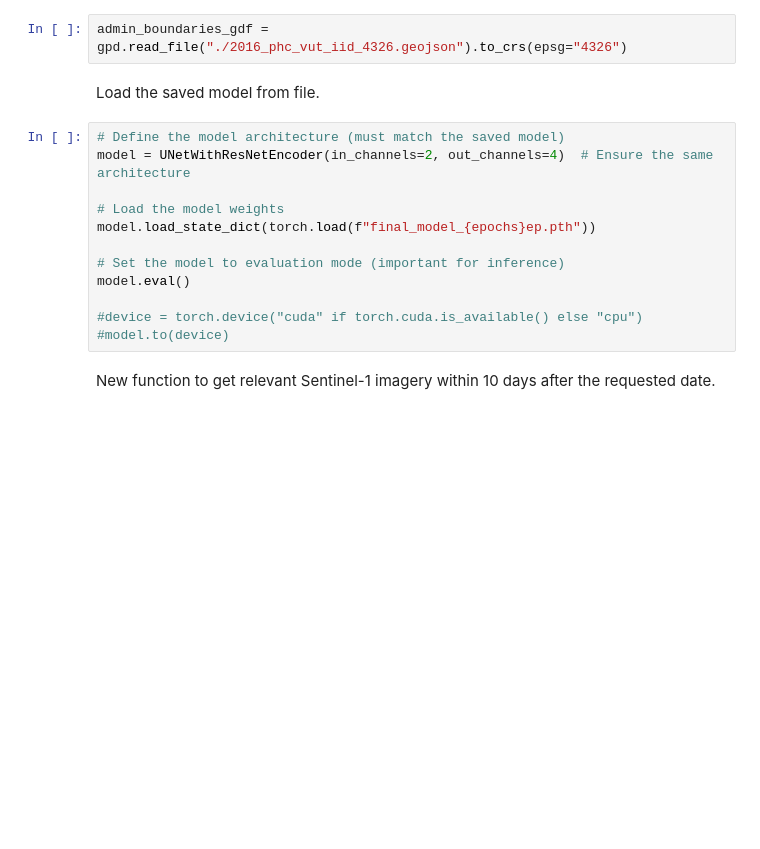
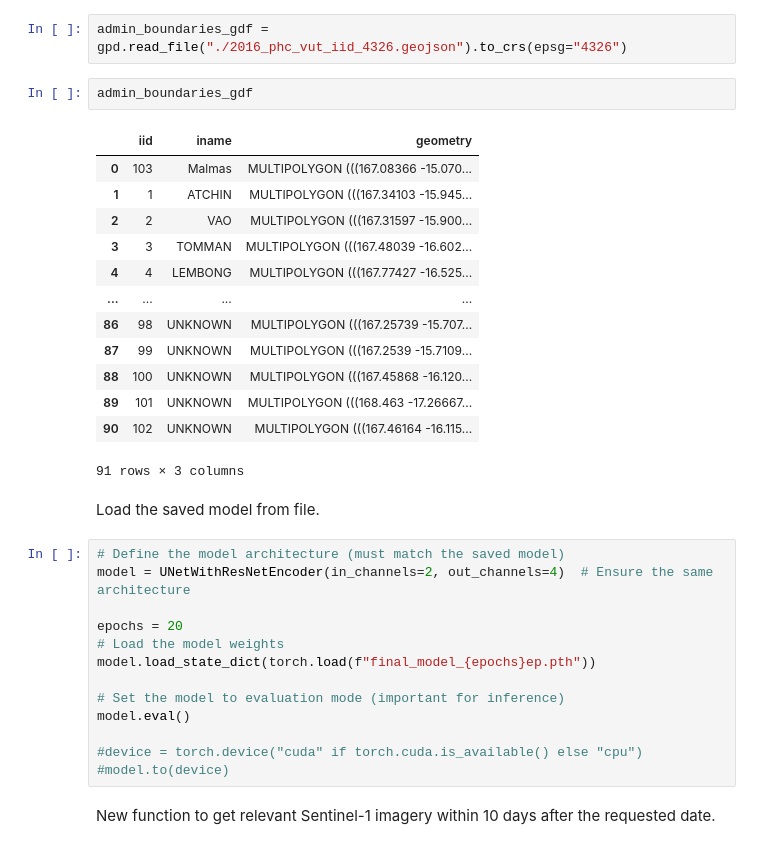
Before and after one commit to Vanuatu-National-Statistics-Office/climate-change-natural-disasters, a Jupyter notebook: book/Lesson_1C.ipynb, the cells around one changed output. Cells and saved outputs as stored; diff of their text form; blank space fills up the shorter version.

```diff
--- a/book/Lesson_1C.ipynb
+++ b/book/Lesson_1C.ipynb
@@ -713,12 +713,29 @@ visualize_prediction(sample_image, sample_mask, predicted_mask)
 Now let's use an [administrative boundaries file from Pacific Data Hub](https://pacificdata.org/data/dataset/9dba1377-740c-429e-92ce-6a484657b4d9/resource/66ae054b-9b67-4876-b59c-0b078c31e800) to get imagery for Vanuatu and run inference on these areas with our trained model.
 # %%
 admin_boundaries_gdf = gpd.read_file("./2016_phc_vut_iid_4326.geojson").to_crs(epsg="4326")
+# %%
+admin_boundaries_gdf
+# %% [output]
+|  | iid | iname | geometry |
+| 0 | 103 | Malmas | MULTIPOLYGON (((167.08366 -15.070... |
+| 1 | 1 | ATCHIN | MULTIPOLYGON (((167.34103 -15.945... |
+| 2 | 2 | VAO | MULTIPOLYGON (((167.31597 -15.900... |
+| 3 | 3 | TOMMAN | MULTIPOLYGON (((167.48039 -16.602... |
+| 4 | 4 | LEMBONG | MULTIPOLYGON (((167.77427 -16.525... |
+| ... | ... | ... | ... |
+| 86 | 98 | UNKNOWN | MULTIPOLYGON (((167.25739 -15.707... |
+| 87 | 99 | UNKNOWN | MULTIPOLYGON (((167.2539 -15.7109... |
+| 88 | 100 | UNKNOWN | MULTIPOLYGON (((167.45868 -16.120... |
+| 89 | 101 | UNKNOWN | MULTIPOLYGON (((168.463 -17.26667... |
+| 90 | 102 | UNKNOWN | MULTIPOLYGON (((167.46164 -16.115... |
+91 rows × 3 columns
 # %% [markdown]
 Load the saved model from file.
 # %%
 # Define the model architecture (must match the saved model)
 model = UNetWithResNetEncoder(in_channels=2, out_channels=4)  # Ensure the same architecture
 
+epochs = 20
 # Load the model weights
 model.load_state_dict(torch.load(f"final_model_{epochs}ep.pth"))
 
```
Also changed, not shown: parts of 20 cells of this notebook.
